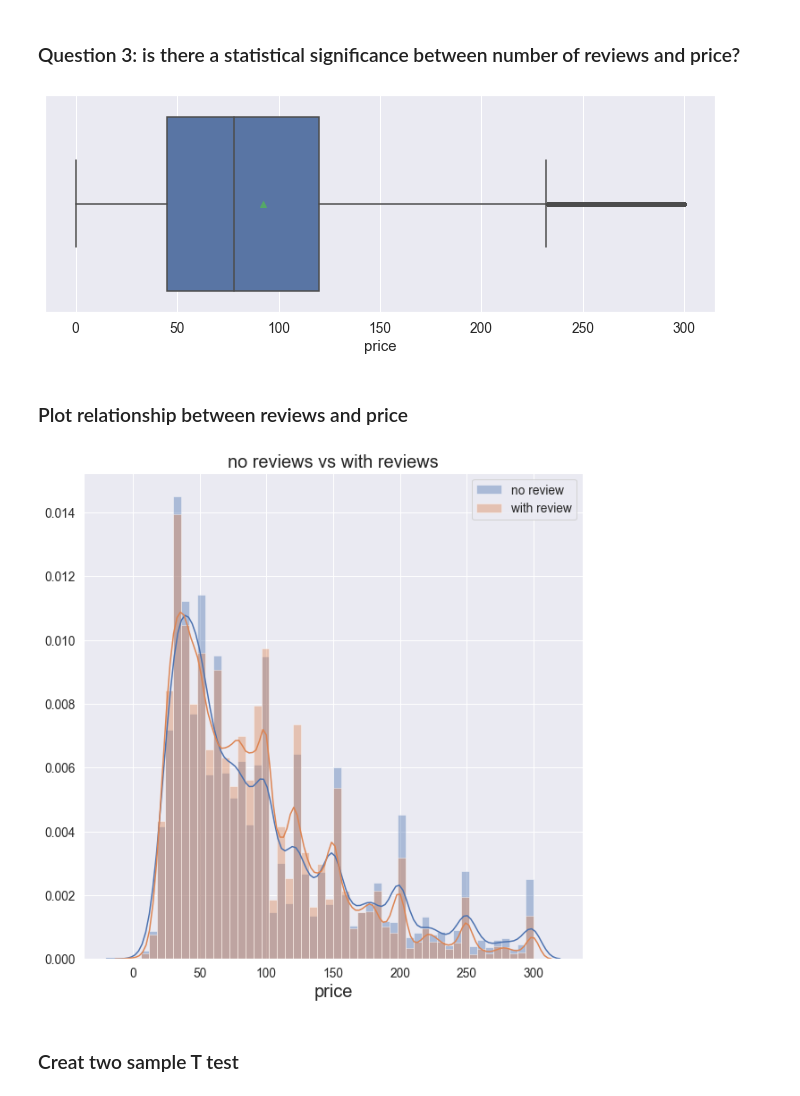
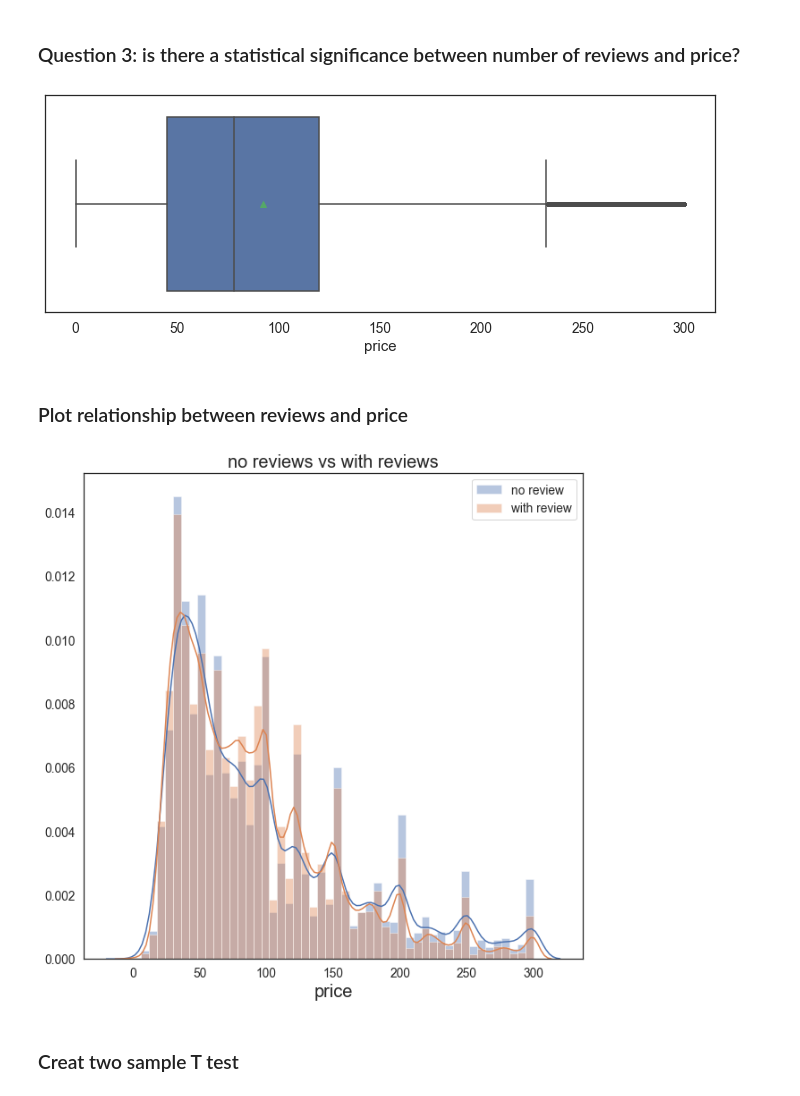
Before and after one commit to Ftan91/Statistical-Analysis-of-AirBnB-Listings-in-London-, a Jupyter notebook: london_airbnb.ipynb, the cells around one changed output. Cells and saved outputs as stored; diff of their text form; code cells hidden in the pictures.

```diff
--- a/london_airbnb.ipynb
+++ b/london_airbnb.ipynb
@@ -713,15 +732,16 @@ plt.show()
 # %%
 fig, ax = plt.subplots(figsize=(12,4))
 sns.boxplot(x = 'price',
             data = airbnb_df_2019,
             orient = 'h',
             width = 0.8,
             fliersize = 3,
             showmeans=True,
             ax = ax)
+sns.set_style("white")
 plt.show()
 # %% [output]
-[figure, old version]
+[figure, new version]
 # %% [markdown]
 ### Plot relationship between reviews and price
 # %%
@@ -731,12 +751,13 @@ exper_q1 = airbnb_df_2019[airbnb_df_2019['number_of_reviews']!=0]['price']
 plt.figure(figsize=(10, 10))
 sns.distplot(ctrl_q1, label='no review')
 sns.set_color_codes("muted")
-sns.distplot(exper_q1, label='with review' )
+sns.distplot(exper_q1, label='with review')
+sns.set_style("white")
 plt.title('no reviews vs with reviews',fontsize=20)
 plt.xlabel('price',fontsize=20)
 plt.legend();
 # %% [output]
-[figure, old version]
+[figure, new version]
 # %% [markdown]
 ### Creat two sample T test
 # %% [markdown]
```
Also changed, not shown: parts of 26 cells of this notebook.
